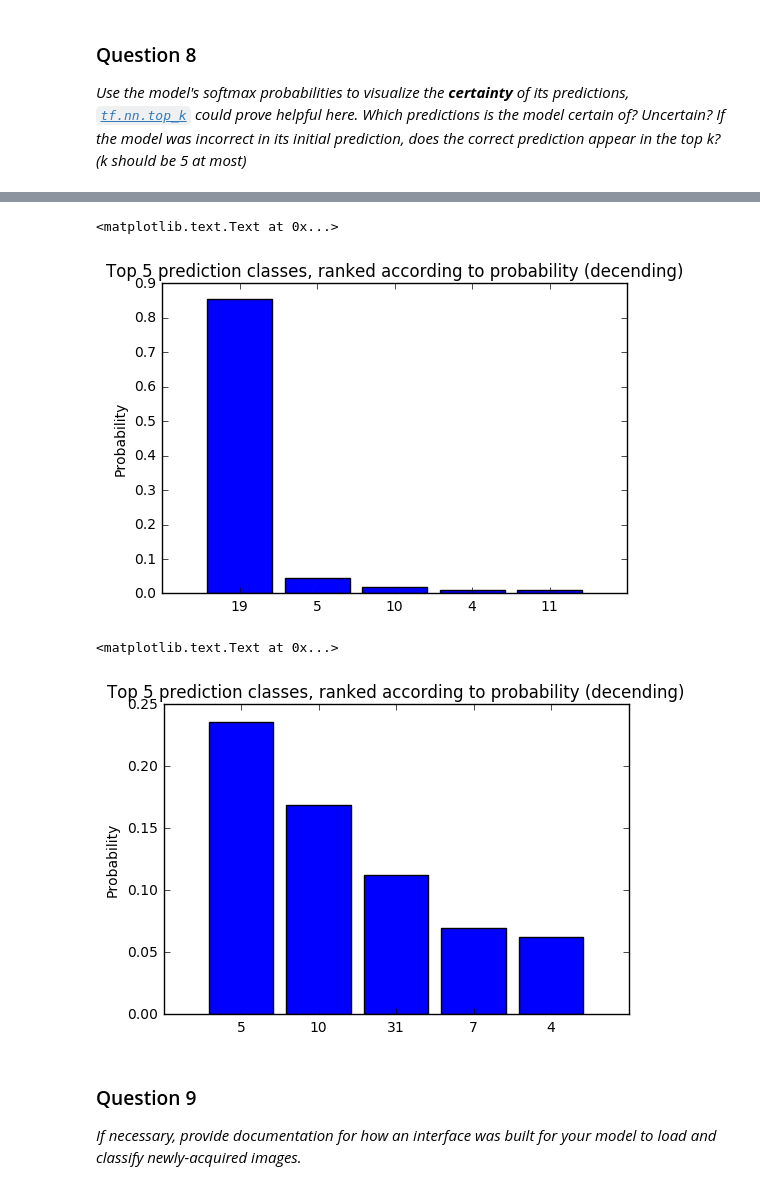
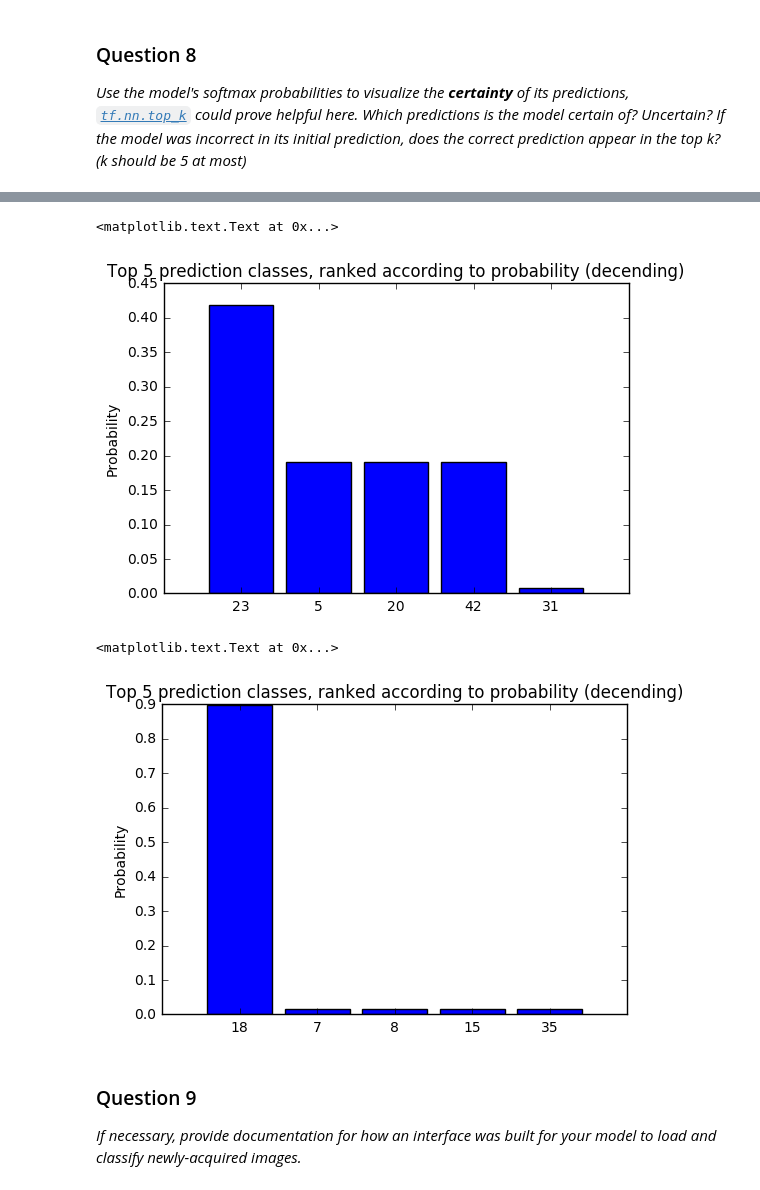
Before and after one commit to matthew-alexander/traffic-signs-tensorflow, a Jupyter notebook: Traffic_Signs_Recognition.ipynb, the cells around one changed output, grey strips where cells are left out. Cells and saved outputs as stored; diff of their text form; code cells hidden in the pictures.

Commit message:
re-submission with working new image classification

```diff
--- a/Traffic_Signs_Recognition.ipynb
+++ b/Traffic_Signs_Recognition.ipynb
@@ -208,10 +210,10 @@ def pre_process_image(image):
     image = cv2.resize(image, (32,32),interpolation = cv2.INTER_CUBIC)
 
 #     Min-Max scaling for greyscale image data
-    Xmin = 0
-    Xmax = 255
-    a = 0.1
-    b = 0.9
+    Xmin = np.min(image)
+    Xmax = np.max(image)
+    a = -0.5
+    b = 0.5
 
     image = a + ((image - Xmin) * (b-a)) / (Xmax-Xmin)
 
@@ -714,23 +720,9 @@ plt.imshow(new_signs[8])
 <matplotlib.image.AxesImage at 0x...>
 [figure]
 # %%
-def process_and_flatten(image_array):
 
-    images_gray = np.array([pre_process_image(image_array[i]) for i in range(len(image_array))], dtype = np.float32)
-
-#         Min-Max scaling for greyscale image data
-    Xmin = 0
-    Xmax = 255
-    a = 0.1
-    b = 0.9
-
-    images_gray_norm = a + ((images_gray- Xmin) * (b-a)) / (Xmax-Xmin)
-
-    images_flat= images_gray_norm.reshape((-1,img_size_flat))
-    return images_flat
-
-
-new_signs_flat = process_and_flatten(new_signs)
+images_gray_norm = np.array([pre_process_image(new_signs[i]) for i in range(len(new_signs))], dtype = np.float32)
+images_flat= images_gray_norm.reshape((-1,img_size_flat))
 # %%
 y_new_signs = [21,9,23,28,11,1,1,14,18]
 len(y_new_signs)
@@ -763,7 +738,8 @@ I chose 9 images from google image search and preprocessed them in the same mann
 
 The images are plotted below:
 # %%
-images = new_signs_flat[0:9]
+# images = new_signs_flat[0:9]
+images = images_flat
 cls_true = y_new_signs[0:9]
 plot_images(images = images, cls_true = cls_true, cls_pred = None)
 # %% [output]
@@ -786,7 +762,9 @@ No, for some reason I could not get a result out using my own images. The model
 #                   y: y_new_signs_encoded,
 #                   y_true_cls: None}
 
-feed_dict= {x: new_signs_flat[0:9]}
+# feed_dict= {x: new_signs_flat[0:9]}
+
+feed_dict = {x: images}
 
 top5 = tf.nn.top_k(y_pred, 5)
 
@@ -851,6 +838,6 @@ array([[ 0.94034481,  0.0113354 ,  0.00964954,  0.00598928,  0.00598928],
 # %%
-y = top5pred.values[5]
-x = top5pred.indices[5]
+y = top5pred.values[0]
+x = top5pred.indices[0]
 y_pos = np.arange(len(top5pred.indices[0]))
 
 
@@ -861,21 +848,21 @@ plt.ylabel('Probability')
 plt.title('Top 5 prediction classes, ranked according to probability (decending)')
 # %% [output]
 <matplotlib.text.Text at 0x...>
-[figure, old version]
+[figure, new version]
 # %%
-y = top5pred.values[6]
-x = top5pred.indices[6]
+y = top5pred.values[8]
+x = top5pred.indices[8]
 y_pos = np.arange(len(top5pred.indices[0]))
 
 
 width = 1/1.2
 plt.bar(y_pos, y, width, color="blue", align = 'center')
 plt.xticks(y_pos, x)
 plt.ylabel('Probability')
 plt.title('Top 5 prediction classes, ranked according to probability (decending)')
 # %% [output]
 <matplotlib.text.Text at 0x...>
-[figure, old version]
+[figure, new version]
 # %% [markdown]
 ### Question 9
 _If necessary, provide documentation for how an interface was built for your model to load and classify newly-acquired images._
```
Also changed, not shown: parts of 17 cells of this notebook, 4 other files.
